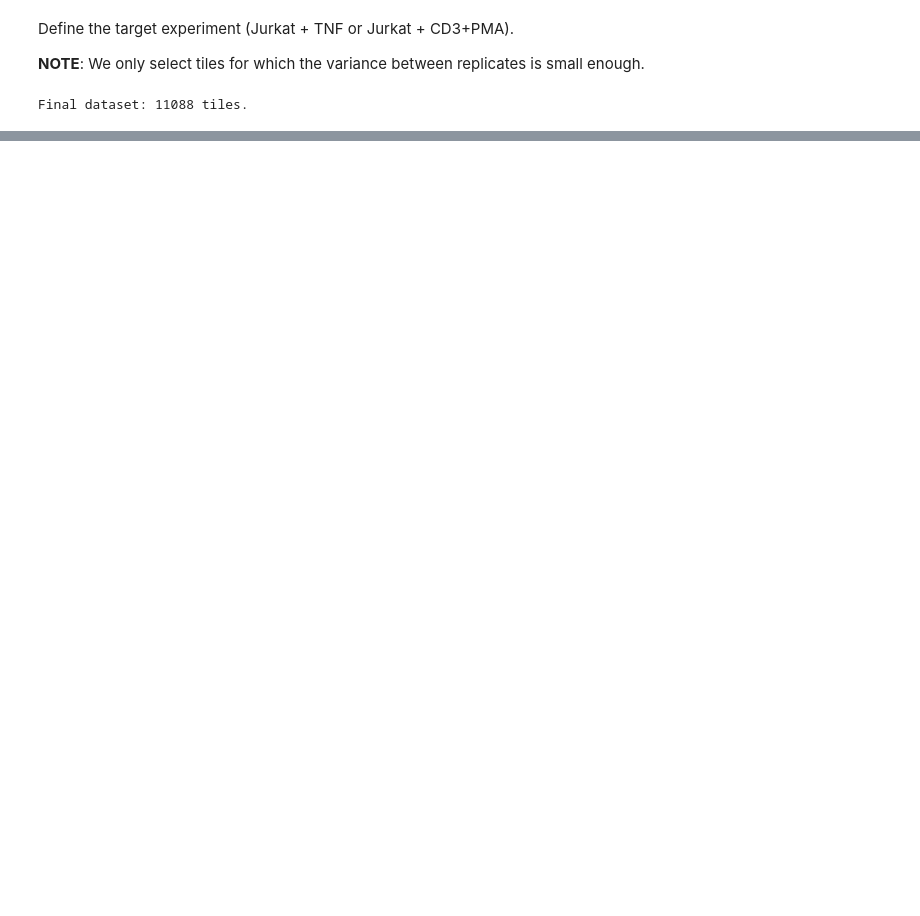
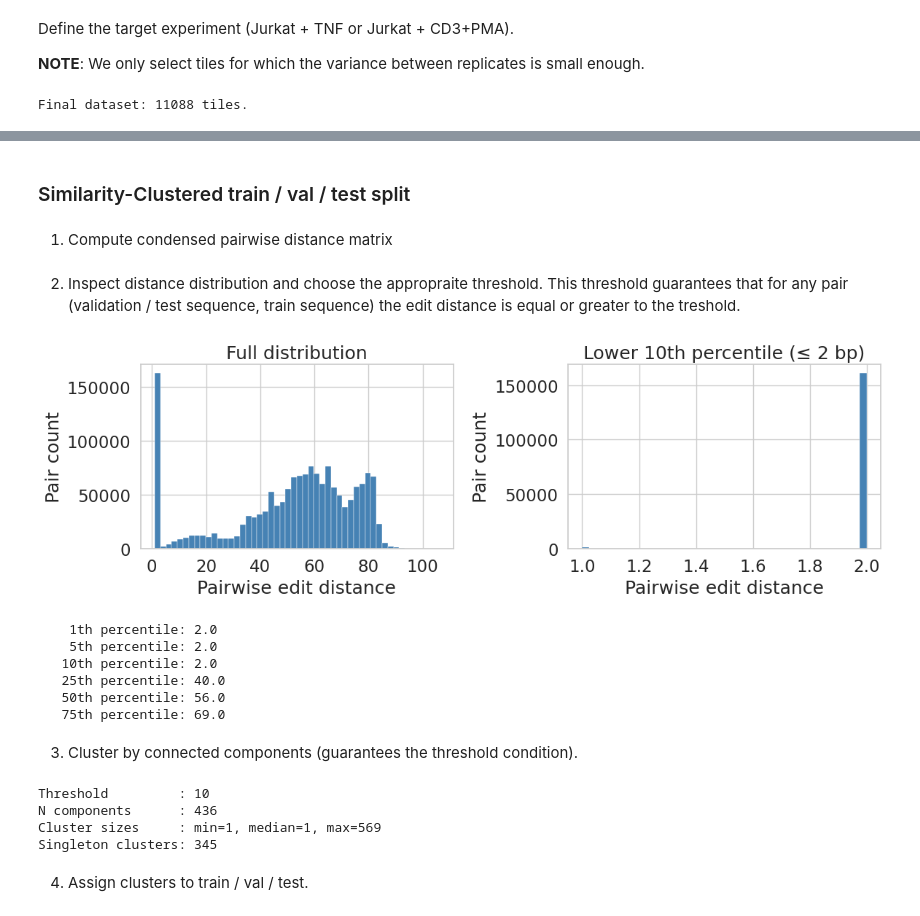
Before and after one commit to osyafinkelberg/mpra-predictor, a Jupyter notebook: notebooks/02-predict_stimulation_effect.ipynb, the cells around one changed output, grey strips where cells are left out. Saved outputs shown, nothing was run; the diff lists cells and outputs as text; code cells hidden in the pictures; blank space fills up the shorter version.

```diff
--- a/notebooks/02-predict_stimulation_effect.ipynb
+++ b/notebooks/02-predict_stimulation_effect.ipynb
@@ -137,0 +105,2 @@ Model train and prediction.
+# %% [markdown]
+### Similarity-Clustered train / val / test split
@@ -137,0 +110,2 @@ Model train and prediction.
+# %% [markdown]
+1. Compute condensed pairwise distance matrix
@@ -137,0 +133,72 @@ Model train and prediction.
+# %% [markdown]
+2. Inspect distance distribution and choose the appropraite threshold. This threshold guarantees that for any pair (validation / test sequence, train sequence) the edit distance is equal or greater to the treshold.
+# %%
+fig, axes = plt.subplots(1, 2, figsize=(12, 4))
+
+axes[0].hist(condensed, bins=50, color="steelblue", edgecolor="white", linewidth=0.3)
+axes[0].set_xlabel("Pairwise edit distance")
+axes[0].set_ylabel("Pair count")
+axes[0].set_title("Full distribution")
+
+p10 = int(np.percentile(condensed, 10))
+axes[1].hist(condensed[condensed <= p10], bins=40, color="steelblue", edgecolor="white", linewidth=0.3)
+axes[1].set_xlabel("Pairwise edit distance")
+axes[1].set_ylabel("Pair count")
+axes[1].set_title(f"Lower 10th percentile (≤ {p10} bp)")
+
+plt.tight_layout()
+plt.show()
+
+for p in [1, 5, 10, 25, 50, 75]:
+    print(f"  {p:>3}th percentile: {np.percentile(condensed, p):.1f}")
+# %% [output]
+[figure, added]
+    1th percentile: 2.0
+    5th percentile: 2.0
+   10th percentile: 2.0
+   25th percentile: 40.0
+   50th percentile: 56.0
+   75th percentile: 69.0
+# %% [markdown]
+3. Cluster by connected components (guarantees the threshold condition).
+# %%
+THRESHOLD = 10
+
+def cluster_by_connected_components(condensed: np.ndarray, n: int, threshold: int) -> np.ndarray:
+    """
+    Assigns cluster labels via connected components of the similarity graph.
+    Any two sequences with edit distance <= threshold are connected by an edge.
+    Guarantees: all cross-cluster pairs have distance > threshold.
+    """
+    G = nx.Graph()
+    G.add_nodes_from(range(n))
+    idx = 0
+    for i in range(n):
+        for j in range(i + 1, n):
+            if condensed[idx] <= threshold:
+                G.add_edge(i, j)
+            idx += 1
+
+    labels = np.empty(n, dtype=int)
+    for component_id, component in enumerate(nx.connected_components(G), start=1):
+        for node in component:
+            labels[node] = component_id
+
+    return labels
+
+
+cluster_labels = cluster_by_connected_components(condensed, n, threshold=THRESHOLD)
+
+cluster_sizes = np.bincount(cluster_labels)[1:]
+print(f"Threshold         : {THRESHOLD}")
+print(f"N components      : {cluster_labels.max()}")
+print(f"Cluster sizes     : min={cluster_sizes.min()}, "
+      f"median={np.median(cluster_sizes):.0f}, max={cluster_sizes.max()}")
+print(f"Singleton clusters: {(cluster_sizes == 1).sum()}")
+# %% [output]
+Threshold         : 10
+N components      : 436
+Cluster sizes     : min=1, median=1, max=569
+Singleton clusters: 345
+# %% [markdown]
+4. Assign clusters to train / val / test.
```
Also changed, not shown: parts of 14 cells of this notebook.
